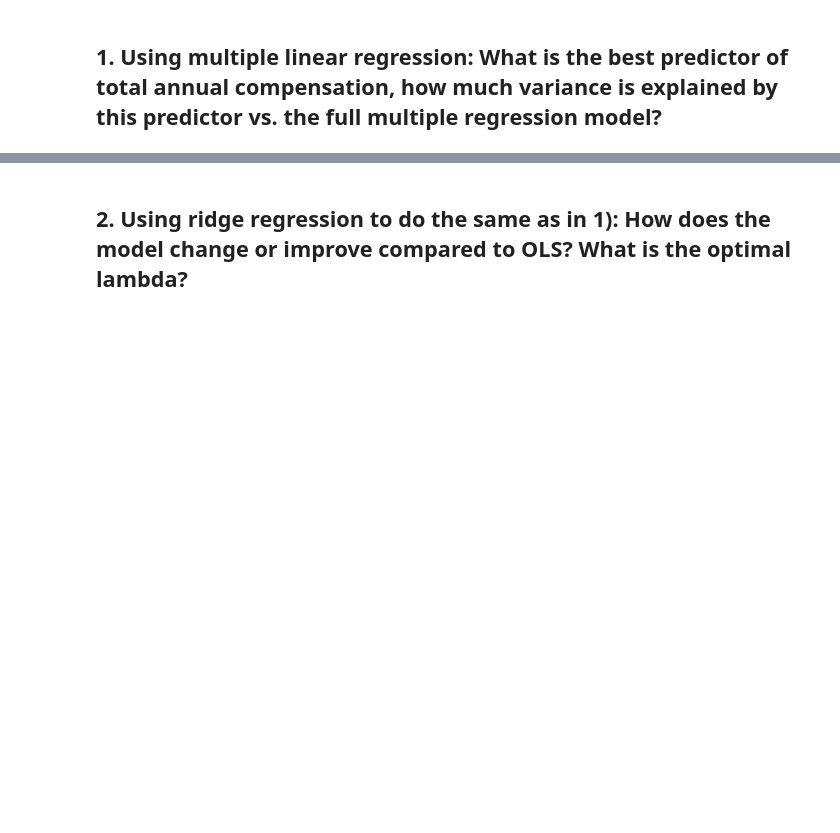
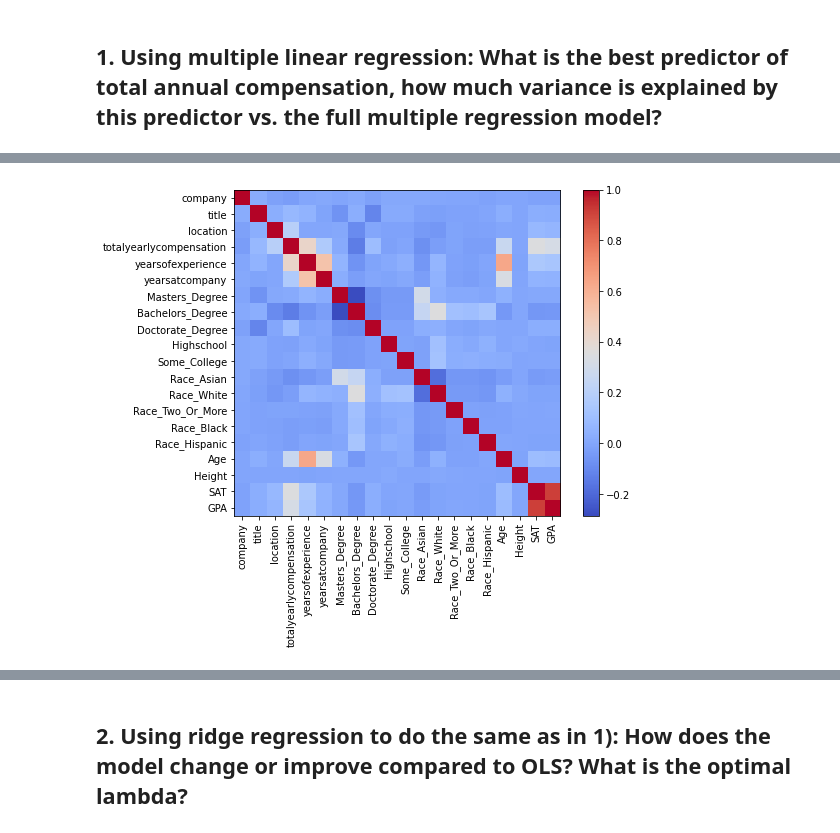
Before and after one commit to aragaomateus/fundamentalsOfML, a Jupyter notebook: HW2/Homework 2.ipynb, the cells around one changed output, grey strips where cells are left out. Cells and saved outputs as stored; diff of their text form; code cells hidden in the pictures; blank space fills up the shorter version.

```diff
--- a/HW2/Homework 2.ipynb
+++ b/HW2/Homework 2.ipynb
@@ -56,0 +100,30 @@ data
+# %%
+# normalizing the outcome variable
+# Assuming the column to be normalized is stored in a NumPy array X
+column_to_normalize = np.array(data['totalyearlycompensation'])  # Select the column you want to normalize
+scaler = MinMaxScaler()          # Create a MinMaxScaler object
+outcome = scaler.fit_transform(column_to_normalize.reshape(-1, 1))
+data['totalyearlycompensation']=outcome
+
+'''
+I had previously used these 3 variables until I read the hints,
+So I will abstain from them for the rest of the assignment.
+'''
+# column_to_normalize = np.array(data['company'])  # Select the column you want to normalize
+# data['company'] = scaler.fit_transform(column_to_normalize.reshape(-1, 1))
+
+# column_to_normalize = np.array(data['title'])  # Select the column you want to normalize
+# data['title'] = scaler.fit_transform(column_to_normalize.reshape(-1, 1))
+
+# column_to_normalize = np.array(data['location'])  # Select the column you want to normalize
+# data['location'] = scaler.fit_transform(column_to_normalize.reshape(-1, 1))
+
+column_to_normalize = np.array(data['yearsofexperience'])  # Select the column you want to normalize
+data['yearsofexperience'] = scaler.fit_transform(column_to_normalize.reshape(-1, 1))
+
+column_to_normalize = np.array(data['yearsatcompany'])  # Select the column you want to normalize
+data['yearsatcompany'] = scaler.fit_transform(column_to_normalize.reshape(-1, 1))
+# column_to_normalize = np.array(data['gender'])  # Select the column you want to normalize
+# data['gender'] = scaler.fit_transform(column_to_normalize.reshape(-1, 1))
+
+predictors = data.drop(['totalyearlycompensation',"company",'Race_White','Race_Black','Race_Two_Or_More','Race_Hispanic','gender','Race_Asian','Race','Education', 'company','title','location'],axis =1)
@@ -58,0 +153,13 @@ data
+# %%
+df = pd.DataFrame(data)
+plt.figure(figsize=(8, 6))# get the correlation matrix
+corr = df.corr()
+
+# plot the correlation matrix using matplotlib
+plt.imshow(corr, cmap='coolwarm', interpolation='nearest')
+plt.colorbar()
+plt.xticks(range(len(corr)), corr.columns, rotation=90)
+plt.yticks(range(len(corr)), corr.columns)
+plt.show()
+# %% [output]
+[figure, added]
```
Also changed, not shown: parts of 52 cells of this notebook, 14 other files.
